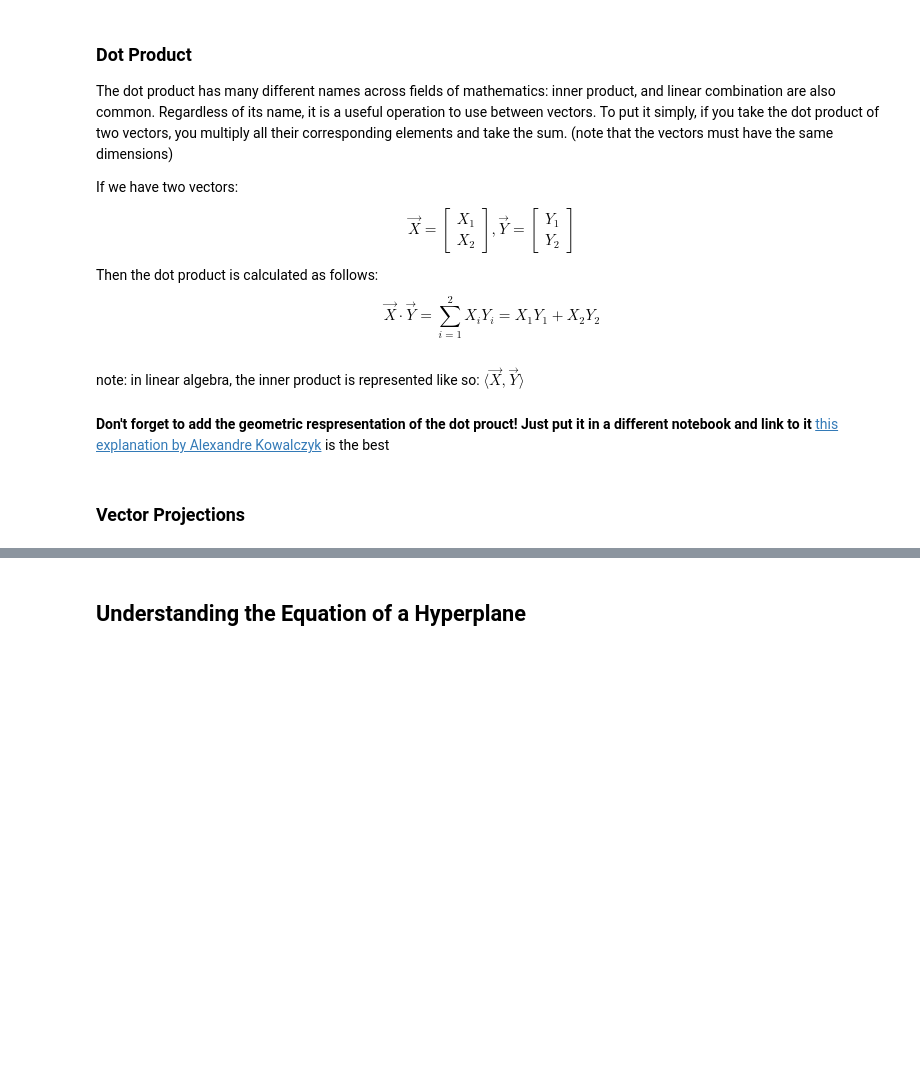
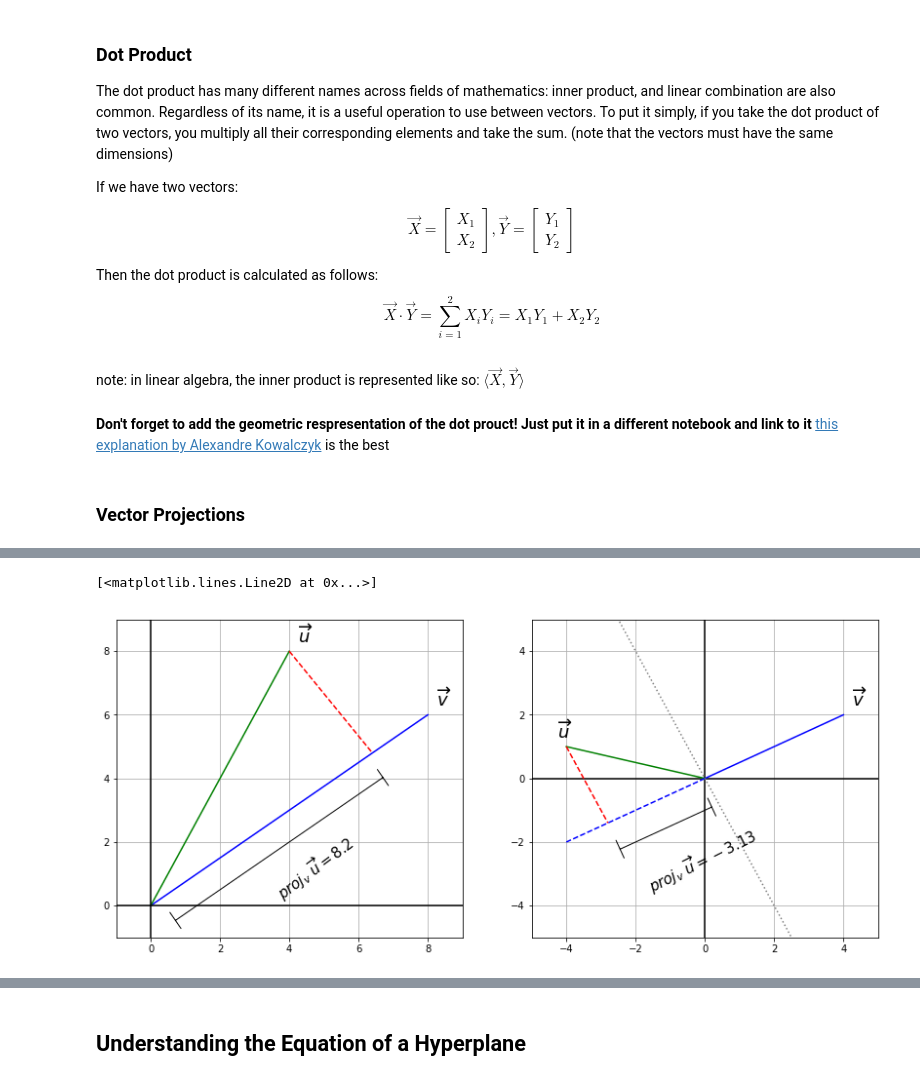
Before and after one commit to collinprather/Big-Data-Ignite-2018, a Jupyter notebook: linalg_for_svm.ipynb, the cells around one changed output, grey strips where cells are left out. Drawn from its saved outputs; the diff is of its cells as text; code cells hidden in the pictures; blank space fills up the shorter version.

```diff
--- a/linalg_for_svm.ipynb
+++ b/linalg_for_svm.ipynb
@@ -213,0 +224,79 @@ note: in linear algebra, the inner product is represented like so: $\langle \ove
+# %%
+# define figure and add subplots
+fig, (ax1, ax2) = plt.subplots(1,2, figsize=(14,6))
+
+x1 = np.linspace(0,8,2)
+x2 = np.linspace(0,4,2)
+x3 = np.linspace(4, 6.4, 2)
+
+######################
+#  Ax1
+######################
+# plotting vectors
+ax1.plot(x1, .75*x1, c='b')
+ax1.plot(x2, 2*x2, c='g')
+
+
+# annotating
+ax1.text(4.25, 8.25, r'$\overrightarrow{u}$', fontsize=18)
+ax1.text(8.25, 6.25, r'$\overrightarrow{v}$', fontsize=18)
+ax1.annotate("",
+            xy=(2/3, -.5), xycoords='data',
+            xytext=(6.75, 4.0625), textcoords='data',
+            arrowprops=dict(arrowstyle="|-|",
+                            connectionstyle="arc3"),)
+ax1.text(3.5, 1.75, r"$proj_{v}\ \overrightarrow{u}=8.2$", rotation=36.87,
+            size=15)
+
+
+ax1.set_xlim(0,10)
+ax1.set_ylim(0,10)
+
+# calculate projection of u onto v
+u = np.array([4,8])
+v = np.array([8,6])
+proj_u_onto_v = ((np.dot(u,v))/np.linalg.norm(v) ** 2) * v
+
+# plot projection
+#plt.plot(x3, (proj_u_onto_v[1] / proj_u_onto_v[0]) * x3, 'r--' )
+ax1.plot(x3, (-4/3 * x3 + (40/3)), 'r--' )
+
+ax1.set_xlim(-1,9)
+ax1.set_ylim(-1,9)
+ax1.grid(True)
+ax1.axhline(y=0, color='k')
+ax1.axvline(x=0, color='k')
+
+######################
+#  Ax2
+######################
+ax2.set_xlim(-5,5)
+ax2.set_ylim(-5,5)
+ax2.grid(True)
+ax2.axhline(y=0, color='k')
+ax2.axvline(x=0, color='k')
+
+# plotting Vectors
+ax2.plot(np.array([0,4]), np.array([0,2]), color='b')
+ax2.plot(np.array([0,-4]), np.array([0,1]), color='g')
+# dotted
+ax2.plot(np.array([0,-4]), np.array([0,-2]), 'b--')
+x4 = np.linspace(-4,-2.8,2)
+ax2.plot(x4, -2*x4-7, 'r--')
+
+# annotating
+ax2.text(4.25, 2.25, r'$\overrightarrow{v}$', fontsize=18)
+ax2.text(-4.25, 1.25, r'$\overrightarrow{u}$', fontsize=18)
+ax2.annotate("",
+            xy=(.25, -.875), xycoords='data',
+            xytext=(-2.5, -2.25), textcoords='data',
+            arrowprops=dict(arrowstyle="|-|",
+                            connectionstyle="arc3"),)
+ax2.text(-1.75, -2., r"$proj_{v}\ \overrightarrow{u}=-3.13$", rotation=26.57,size=15)
+
+#perpendicular hyperplane
+x5 = np.linspace(-4,4,2)
+ax2.plot(x5, -2 * x5, color='grey', linestyle=':')
+# %% [output]
+[<matplotlib.lines.Line2D at 0x...>]
+[figure, added]
```
Also changed, not shown: parts of 11 cells of this notebook, 2 other files.
